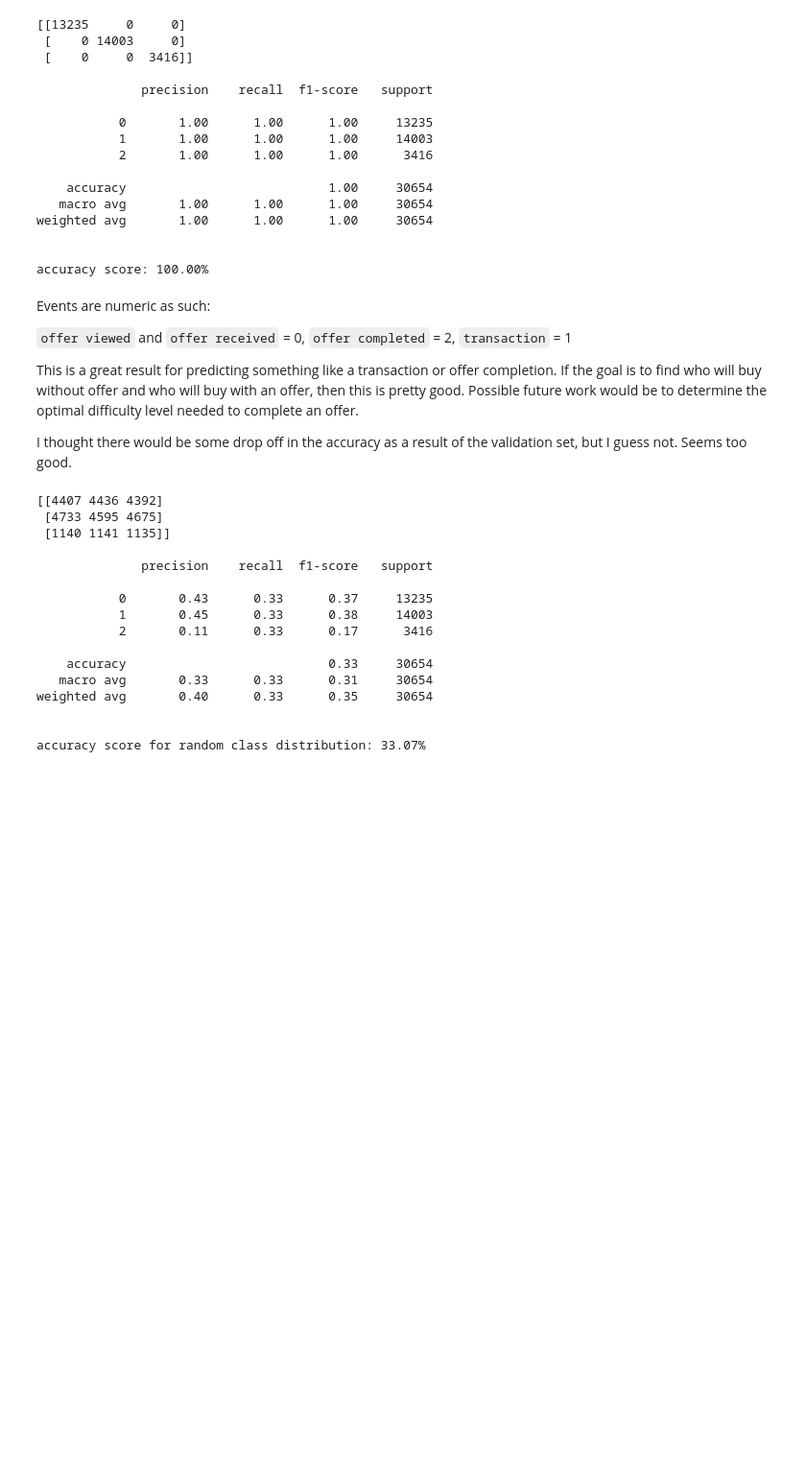
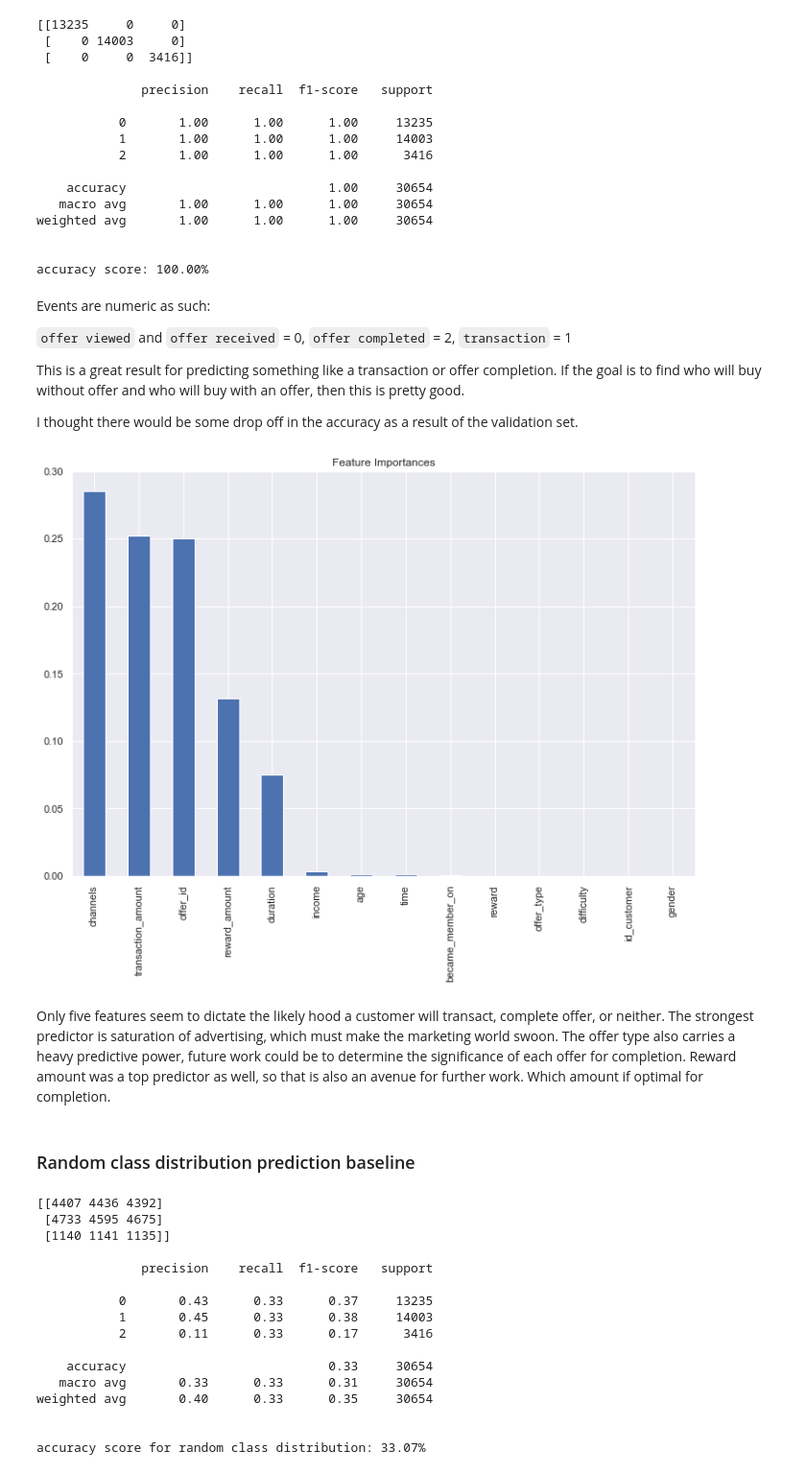
Before and after one commit to Shampjeff/Personal_Projects, a Jupyter notebook: ML_engineering_projects/starbucks_EDA.ipynb, the cells around one changed output. Shown: that part at 96% size. Drawn from its saved outputs; the diff is of its cells as text; code cells hidden in the pictures; blank space fills up the shorter version.

```diff
--- a/ML_engineering_projects/starbucks_EDA.ipynb
+++ b/ML_engineering_projects/starbucks_EDA.ipynb
@@ -6,3 +8,14 @@ import pandas as pd
 import numpy as np
 import matplotlib.pyplot as plt
 import seaborn as sns
+from sklearn.metrics import confusion_matrix, classification_report,accuracy_score
+from sklearn.model_selection import train_test_split
+import xgboost as xgb
+import joblib
+
+from ml_test_tools import test_model, rank_top_performers, plot_features_importance
+
+sns.set(style='darkgrid')
+%matplotlib inline
+%load_ext autoreload
+%autoreload 2
@@ -150 +204,8 @@ joblib.dump(df_complete, 'data/dataframe')
+# %%
+save_dataframe = False
+load_dataframe = False
+if save_dataframe == True:
+    joblib.dump(df_complete, 'data/dataframe')
+if load_dataframe == True:
+    df_complete = joblib.load('data/dataframe')
 # %% [markdown]
@@ -253,9 +326,17 @@ Events are numeric as such:
 
 `offer viewed` and `offer received` = 0, `offer completed` = 2, `transaction` = 1
 
-This is a great result for predicting something like a transaction or offer completion. If the goal is to find who will buy without offer and who will buy with an offer, then this is pretty good. Possible future work would be to determine the optimal difficulty level needed to complete an offer.
+This is a great result for predicting something like a transaction or offer completion. If the goal is to find who will buy without offer and who will buy with an offer, then this is pretty good.
 
-I thought there would be some drop off in the accuracy as a result of the validation set, but I guess not. Seems too good.
+I thought there would be some drop off in the accuracy as a result of the validation set.
+# %%
+plot_features_importance(df_complete, top_model)
+# %% [output]
+[figure, added]
+# %% [markdown]
+Only five features seem to dictate the likely hood a customer will transact, complete offer, or neither. The strongest predictor is saturation of advertising, which must make the marketing world swoon. The offer type also carries a heavy predictive power, future work could be to determine the significance of each offer for completion. Reward amount was a top predictor as well, so that is also an avenue for further work. Which amount if optimal for completion.
+# %% [markdown]
+### Random class distribution prediction baseline
 # %%
 random_classes = np.random.randint(0,3, size=len(y_test))
 # %%
```
Also changed, not shown: parts of 41 cells of this notebook, 1 other file.
